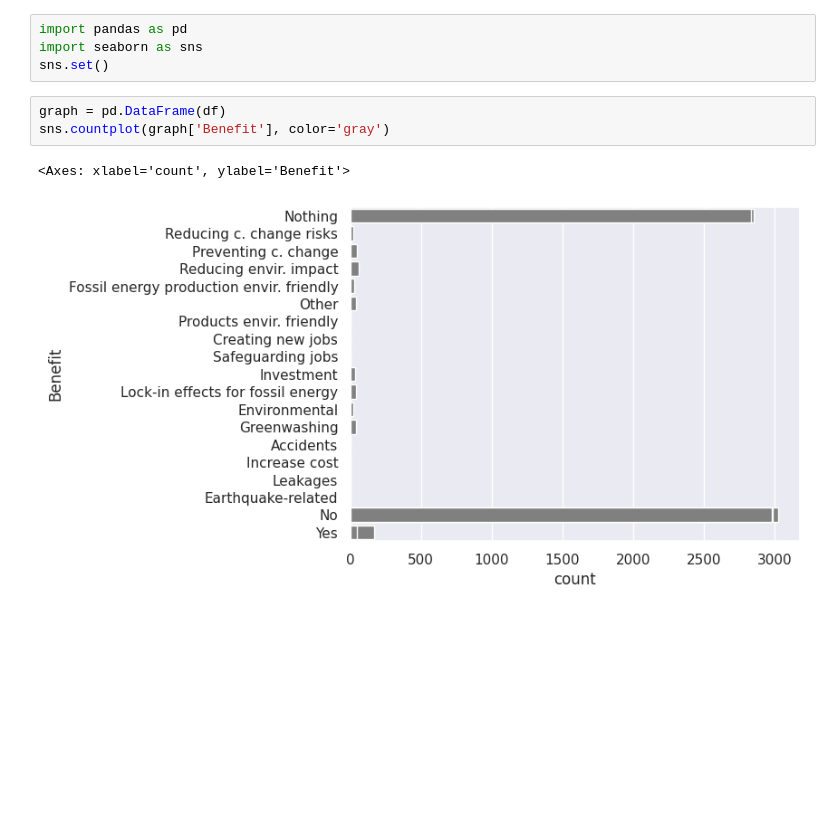
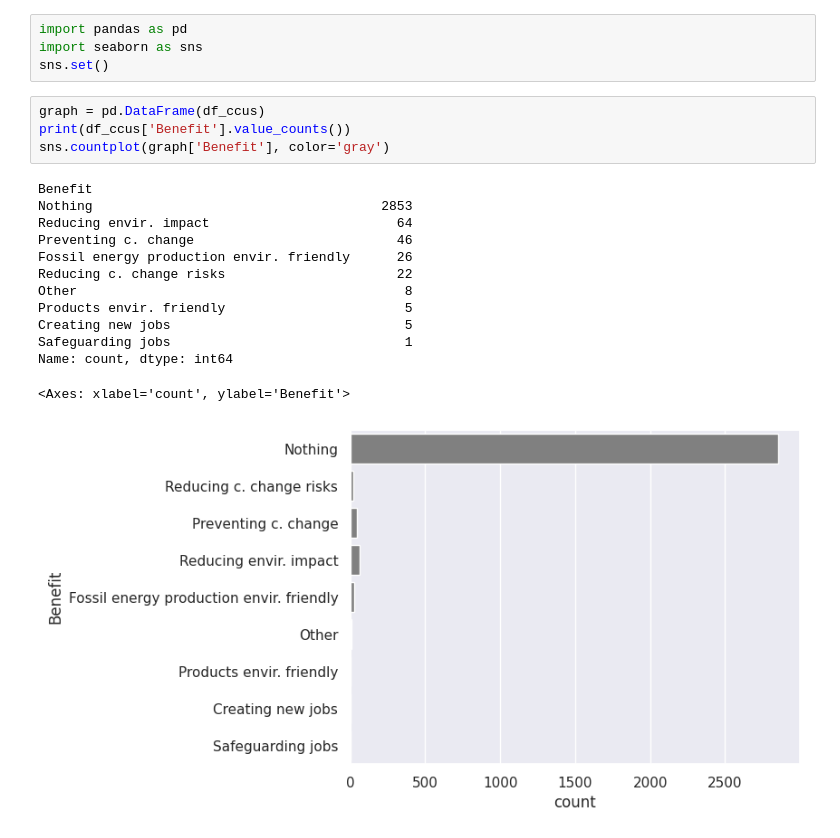
Before and after one commit to Lunazzzzz/SentimentAnalysisCCUS, a Jupyter notebook: CCUS_EDA.ipynb, the cells around one changed output. Saved outputs shown, nothing was run; the diff lists cells and outputs as text; blank space fills up the shorter version.

```diff
--- a/Sentiment_Analysis.ipynb
+++ b/CCUS_EDA.ipynb
@@ -122,9 +122,21 @@ import pandas as pd
 import seaborn as sns
 sns.set()
 # %%
-graph = pd.DataFrame(df)
+graph = pd.DataFrame(df_ccus)
+print(df_ccus['Benefit'].value_counts())
 sns.countplot(graph['Benefit'], color='gray')
 # %% [output]
-<Axes: xlabel='count', ylabel='Benefit'>
+Benefit
+Nothing                                     2853
+Reducing envir. impact                        64
+Preventing c. change                          46
+Fossil energy production envir. friendly      26
+Reducing c. change risks                      22
+Other                                          8
+Products envir. friendly                       5
+Creating new jobs                              5
+Safeguarding jobs                              1
+Name: count, dtype: int64
+<Axes: xlabel='count', ylabel='Benefit'>
-[figure, old version]
+[figure, new version]
 # %%
```
Also changed, not shown: parts of 7 cells of this notebook.
